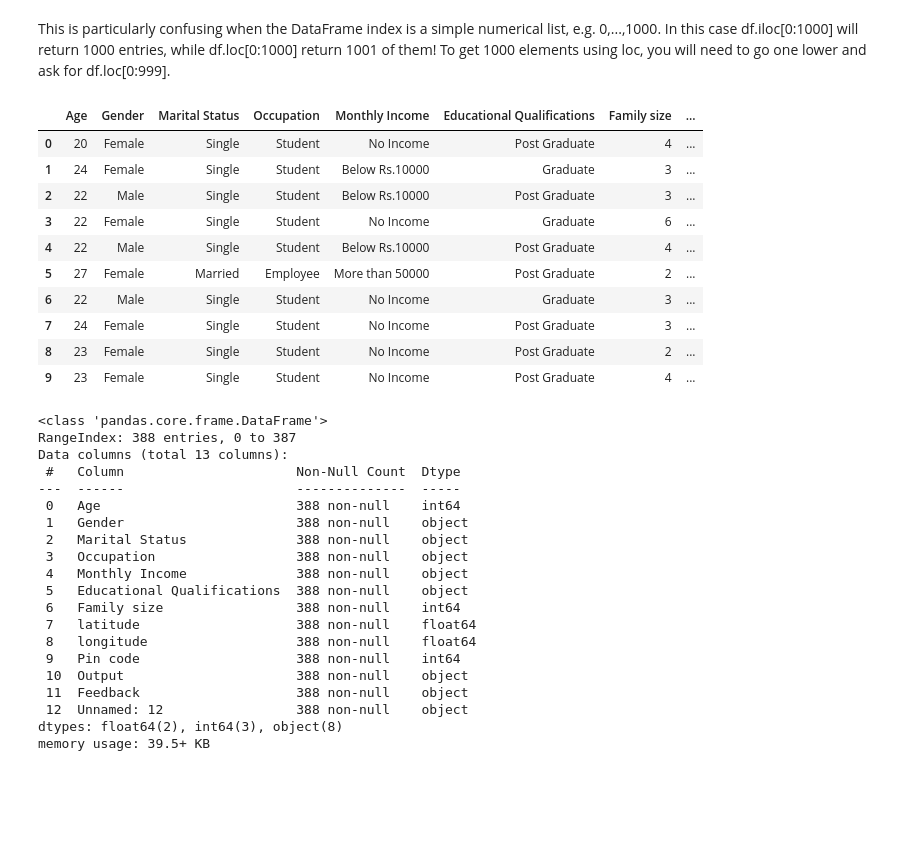
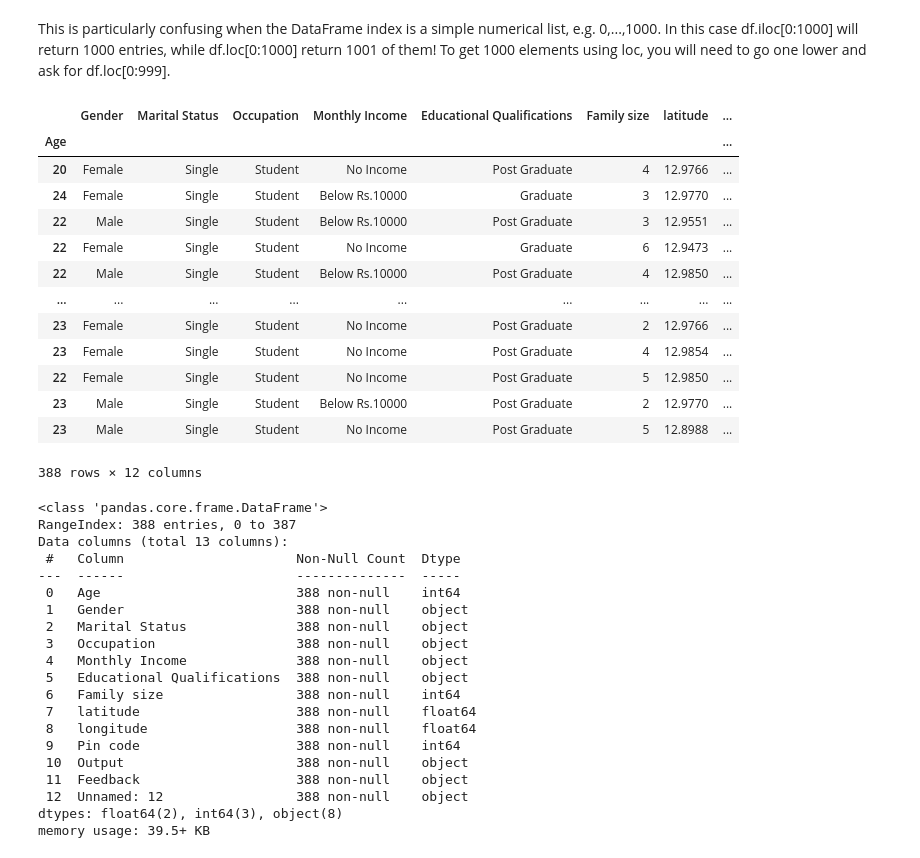
Before and after one commit to Bharathhh30/Shinchan, a Jupyter notebook: new.ipynb, the cells around one changed output. Cells and saved outputs as stored; diff of their text form; code cells hidden in the pictures; blank space fills up the shorter version.

```diff
--- a/new.ipynb
+++ b/new.ipynb
@@ -7,0 +74,3 @@ df=pd.read_csv('onlinefoods.csv')
+# %%
+df['My Col']=range(len(df),0,-1)
+df
@@ -26,20 +151,24 @@ df.loc[0:3,'Age']
 Name: Age, dtype: int64
 # %% [markdown]
 This is particularly confusing when the DataFrame index is a simple numerical list, e.g. 0,...,1000. In this case df.iloc[0:1000] will return 1000 entries, while df.loc[0:1000] return 1001 of them! To get 1000 elements using loc, you will need to go one lower and ask for df.loc[0:999].
-# %%
-df.head(10)
-# %% [output]
-|  | Age | Gender | Marital Status | Occupation | Monthly Income | Educational Qualifications | Family size | ... |
-| 0 | 20 | Female | Single | Student | No Income | Post Graduate | 4 | ... |
-| 1 | 24 | Female | Single | Student | Below Rs.10000 | Graduate | 3 | ... |
-| 2 | 22 | Male | Single | Student | Below Rs.10000 | Post Graduate | 3 | ... |
-| 3 | 22 | Female | Single | Student | No Income | Graduate | 6 | ... |
-| 4 | 22 | Male | Single | Student | Below Rs.10000 | Post Graduate | 4 | ... |
-| 5 | 27 | Female | Married | Employee | More than 50000 | Post Graduate | 2 | ... |
-| 6 | 22 | Male | Single | Student | No Income | Graduate | 3 | ... |
-| 7 | 24 | Female | Single | Student | No Income | Post Graduate | 3 | ... |
-| 8 | 23 | Female | Single | Student | No Income | Post Graduate | 2 | ... |
-| 9 | 23 | Female | Single | Student | No Income | Post Graduate | 4 | ... |
+# %%
+# df.set_index('Age')
+df
+# %% [output]
+|  | Gender | Marital Status | Occupation | Monthly Income | Educational Qualifications | Family size | latitude | ... |
+| Age |  |  |  |  |  |  |  | ... |
+| 20 | Female | Single | Student | No Income | Post Graduate | 4 | 12.9766 | ... |
+| 24 | Female | Single | Student | Below Rs.10000 | Graduate | 3 | 12.9770 | ... |
+| 22 | Male | Single | Student | Below Rs.10000 | Post Graduate | 3 | 12.9551 | ... |
+| 22 | Female | Single | Student | No Income | Graduate | 6 | 12.9473 | ... |
+| 22 | Male | Single | Student | Below Rs.10000 | Post Graduate | 4 | 12.9850 | ... |
+| ... | ... | ... | ... | ... | ... | ... | ... | ... |
+| 23 | Female | Single | Student | No Income | Post Graduate | 2 | 12.9766 | ... |
+| 23 | Female | Single | Student | No Income | Post Graduate | 4 | 12.9854 | ... |
+| 22 | Female | Single | Student | No Income | Post Graduate | 5 | 12.9850 | ... |
+| 23 | Male | Single | Student | Below Rs.10000 | Post Graduate | 2 | 12.9770 | ... |
+| 23 | Male | Single | Student | No Income | Post Graduate | 5 | 12.8988 | ... |
+388 rows × 12 columns
 # %%
 df.info()
 # %% [output]
```
Also changed, not shown: parts of 8 cells of this notebook.
